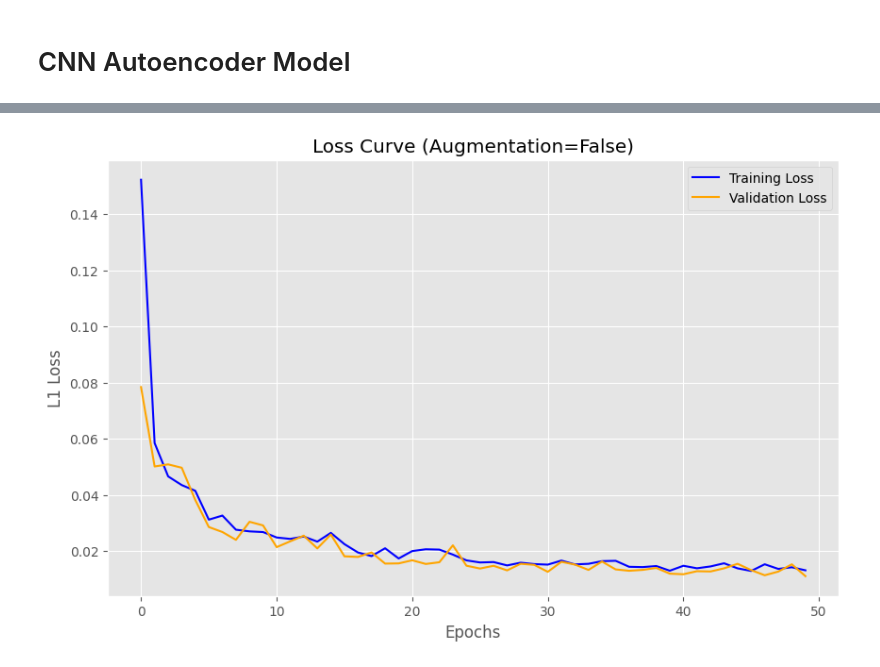
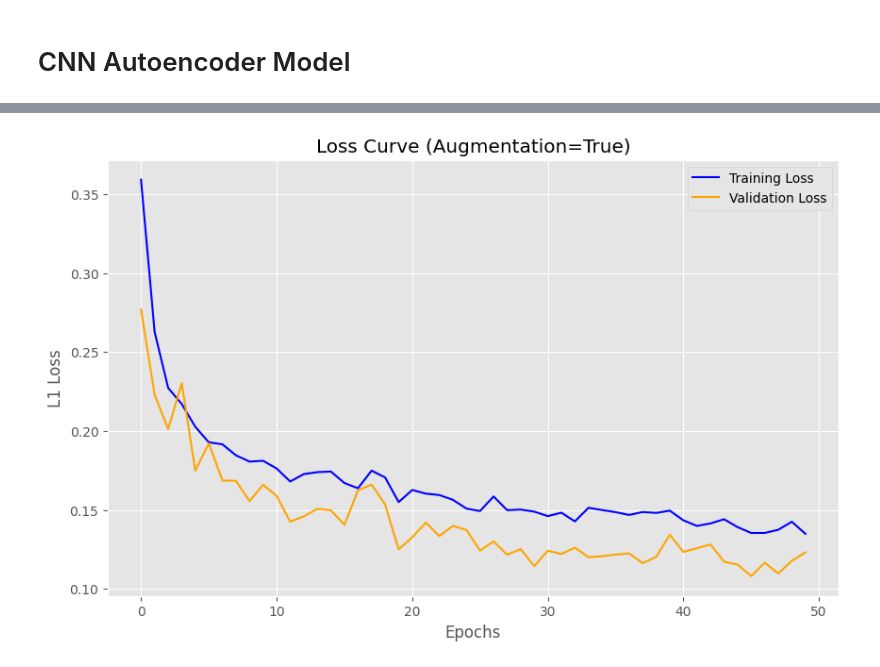
Before and after one commit to Makiato1999/ECG-Detector, a Jupyter notebook: anomaly_detection_cnn_autoencoders.ipynb, the cells around one changed output, grey strips where cells are left out. Saved outputs shown, nothing was run; the diff lists cells and outputs as text; code cells hidden in the pictures.

```diff
--- a/anomaly_detection_cnn_autoencoders.ipynb
+++ b/anomaly_detection_cnn_autoencoders.ipynb
@@ -382,9 +381,21 @@ class Config:
     learning_rate: float = 0.001
     batch_size: int = 64
     use_augmentation: bool = False
+    input_dim: int = 187
+    latent_dim: int = 32
     device: str = 'cuda' if torch.cuda.is_available() else 'cpu'
     save_path: str = './checkpoints'
     model_name: str = 'best_autoencoder.pth'
+
+config = Config(
+    epochs=50,
+    learning_rate=0.001,
+    batch_size=64,
+    use_augmentation=True,
+    input_dim = 187,
+    latent_dim = 32,
+    device='cuda' if torch.cuda.is_available() else 'cpu'
+)
 # %% [markdown]
 # Normal-only Scaler
 
@@ -453,10 +464,11 @@ def scaler_data(X_train, X_validate, X_test, anomaly):
   print("Test :", X_test_scaled.shape)
 
   return SimpleNamespace(
-      X_train_scaled,
-      X_validate_scaled,
-      X_test_scaled,
-      anomaly_scaled
+    X_train_scaled=X_train_scaled,
+    X_validate_scaled=X_validate_scaled,
+    X_test_scaled=X_test_scaled,
+    anomaly_scaled=anomaly_scaled,
+    scaler=scaler
   )
 # %%
 class AnomalyDetectionDataset(Dataset):
@@ -505,9 +517,11 @@ def get_datasets(data_split, use_scaled = False):
   )
 # %%
 # 6. DataLoaders
-BATCH_SIZE = 64
+BATCH_SIZE = config.batch_size
 
-datasets = get_datasets(data_split, use_scaled=False)
+# datasets = get_datasets(data_split, use_scaled=False)
+datasets = get_datasets(data_split, use_scaled=True)
+
 
 train_dataset = datasets.train
 validate_dataset = datasets.val
@@ -722,14 +830,7 @@ def train_model(model, train_loader, val_loader, config: Config):
     print("Training Complete.")
     return history
 # %%
-config = Config(
-    epochs=50,
-    learning_rate=0.001,
-    batch_size=64,
-    use_augmentation=False,
-    device='cuda' if torch.cuda.is_available() else 'cpu'
-)
-model = ECG_AutoEncoder_K()
+model = AutoEncoder(input_dim=config.input_dim, latent_dim=config.latent_dim)
 print("🚀 Training Started...")
 history = train_model(model, train_loader, validate_loader, config)
 
@@ -762,2 +863,2 @@ Epoch [50/50] Train Loss: 0.013195 | Val Loss: 0.011123
 Training Complete.
-[figure, old version]
+[figure, new version]
```
Also changed, not shown: parts of 24 cells of this notebook.
